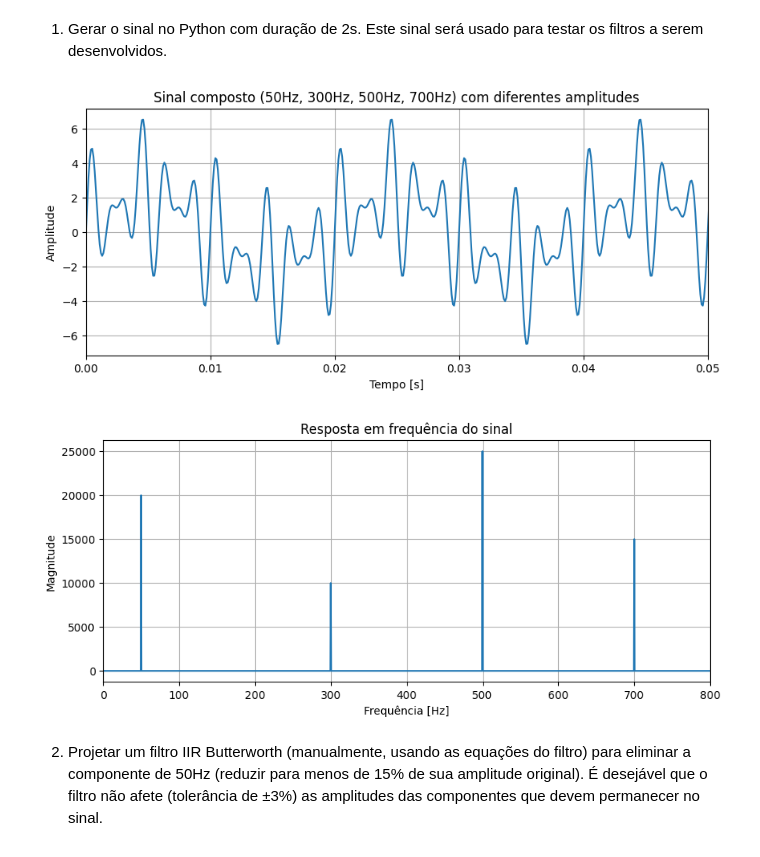
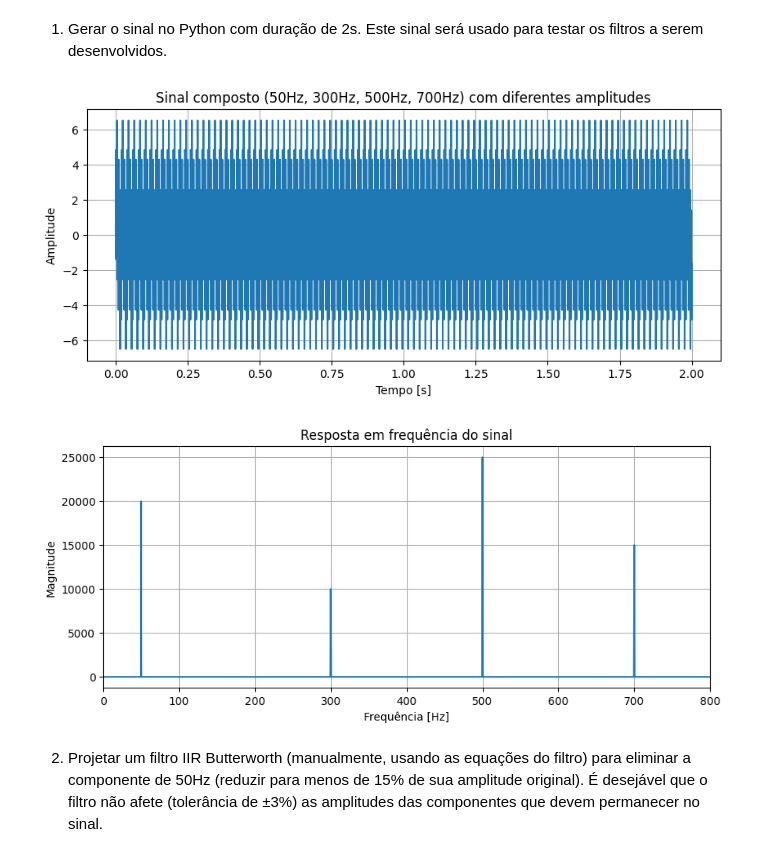
Before and after one commit to brito1212/digital-signal-processing, a Jupyter notebook: 09_butterworth_filter/09_butterworth_filter.ipynb, the cells around one changed output. Saved outputs shown, nothing was run; the diff lists cells and outputs as text; code cells hidden in the pictures.

```diff
--- a/09_butterworth_filter/09_butterworth_filter.ipynb
+++ b/09_butterworth_filter/09_butterworth_filter.ipynb
@@ -28,35 +28,34 @@ components = {
 }
 
 # Gerar sinal composto com as amplitudes respectivas
 signal_data = np.zeros_like(t)
 for freq, amp in components.items():
     signal_data += amp * np.sin(2 * np.pi * freq * t)
 
 # Plotar o sinal no domínio do tempo
 plt.figure(figsize=(10, 4))
 plt.plot(t, signal_data)
 plt.title('Sinal composto (50Hz, 300Hz, 500Hz, 700Hz) com diferentes amplitudes')
 plt.xlabel('Tempo [s]')
 plt.ylabel('Amplitude')
 plt.grid(True)
-plt.xlim(0, 0.05)  # zoom nos primeiros 50ms para visualizar melhor
 plt.show()
 
 # Resposta em frequência (FFT)
 frequencia = np.fft.fftfreq(len(signal_data), 1/fs)
 espectro = np.fft.fft(signal_data)
 
 # Plotar a magnitude da resposta em frequência
 plt.figure(figsize=(10, 4))
 plt.plot(frequencia[:len(frequencia)//2], np.abs(espectro)[:len(frequencia)//2])
 plt.title('Resposta em frequência do sinal')
 plt.xlabel('Frequência [Hz]')
 plt.ylabel('Magnitude')
 plt.grid(True)
 plt.xlim(0, 800)
 plt.show()
 # %% [output]
-[figure, old version]
+[figure, new version]
 [figure]
 # %% [markdown]
 2) Projetar um filtro IIR Butterworth (manualmente, usando as equações do filtro) para eliminar a
```
Also changed, not shown: parts of 6 cells of this notebook.
